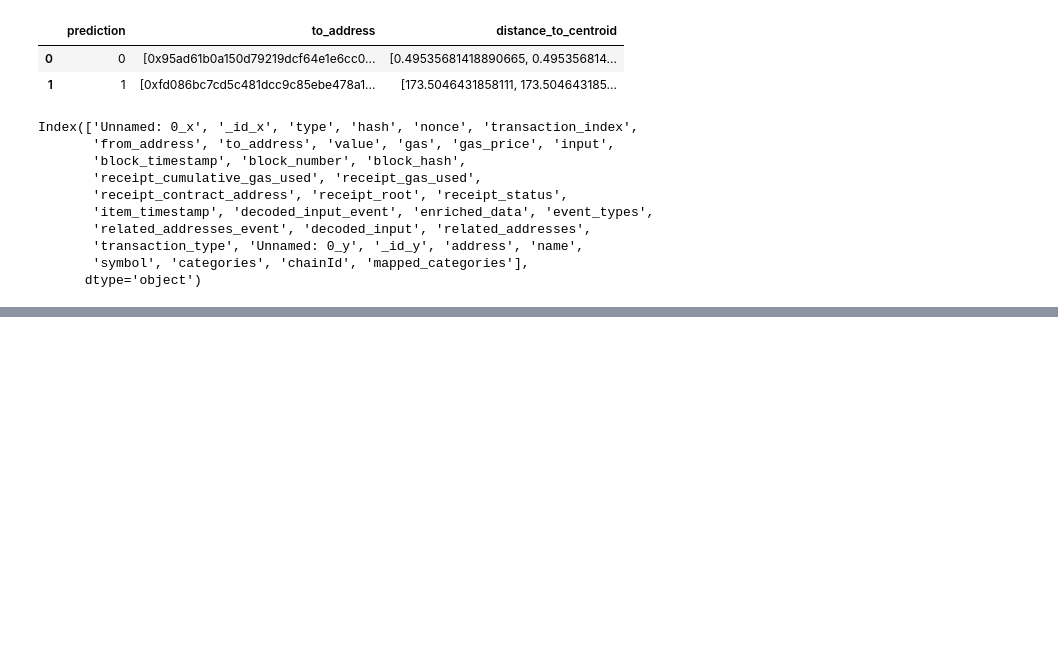
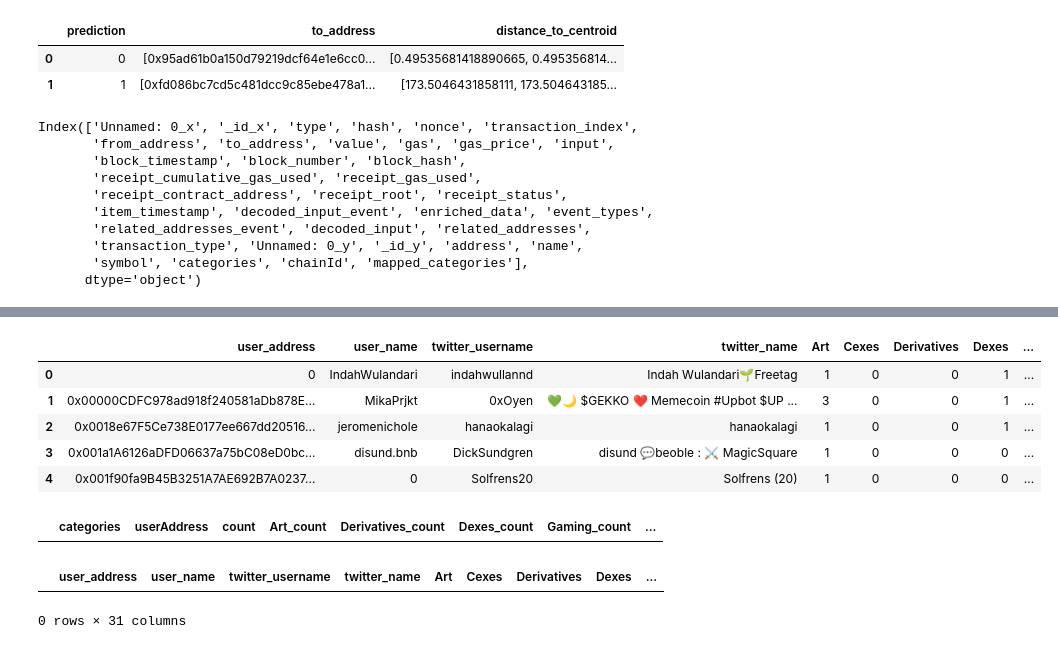
Before and after one commit to IT4043E-IT5384-2023/IT4043E_Group6_Problem2, a Jupyter notebook: Dev/GroupProjectbyCentroid/test.ipynb, the cells around one changed output, grey strips where cells are left out. Drawn from its saved outputs; the diff is of its cells as text; code cells hidden in the pictures; blank space fills up the shorter version.

```diff
--- a/Dev/GroupProjectbyCentroid/test.ipynb
+++ b/Dev/GroupProjectbyCentroid/test.ipynb
@@ -120,0 +137,18 @@ Index(['Unnamed: 0_x', '_id_x', 'type', 'hash', 'nonce', 'transaction_index',
+# %%
+df.head()
+# %% [output]
+|  | user_address | user_name | twitter_username | twitter_name | Art | Cexes | Derivatives | Dexes | ... |
+| 0 | 0 | IndahWulandari | indahwullannd | Indah Wulandari🌱Freetag | 1 | 0 | 0 | 1 | ... |
+| 1 | 0x00000CDFC978ad918f240581aDb878E... | MikaPrjkt | 0xOyen | 💚🌙 $GEKKO ❤️ Memecoin #Upbot $UP ... | 3 | 0 | 0 | 1 | ... |
+| 2 | 0x0018e67F5Ce738E0177ee667dd20516... | jeromenichole | hanaokalagi | hanaokalagi | 1 | 0 | 0 | 1 | ... |
+| 3 | 0x001a1A6126aDFD06637a75bC08eD0bc... | disund.bnb | DickSundgren | disund 💬beoble : ⚔️ MagicSquare | 1 | 0 | 0 | 0 | ... |
+| 4 | 0x001f90fa9B45B3251A7AE692B7A0237... | 0 | Solfrens20 | Solfrens (20) | 1 | 0 | 0 | 0 | ... |
+# %%
+address[address.userAddress.isin(df.user_address)]
+# %% [output]
+|  | categories | userAddress | count | Art_count | Derivatives_count | Dexes_count | Gaming_count | ... |
+# %%
+pd.merge(df, address, left_on='user_address',  right_on='userAddress', how='inner')
+# %% [output]
+|  | user_address | user_name | twitter_username | twitter_name | Art | Cexes | Derivatives | Dexes | ... |
+0 rows × 31 columns
```
Also changed, not shown: parts of 14 cells of this notebook, 55 other files.
